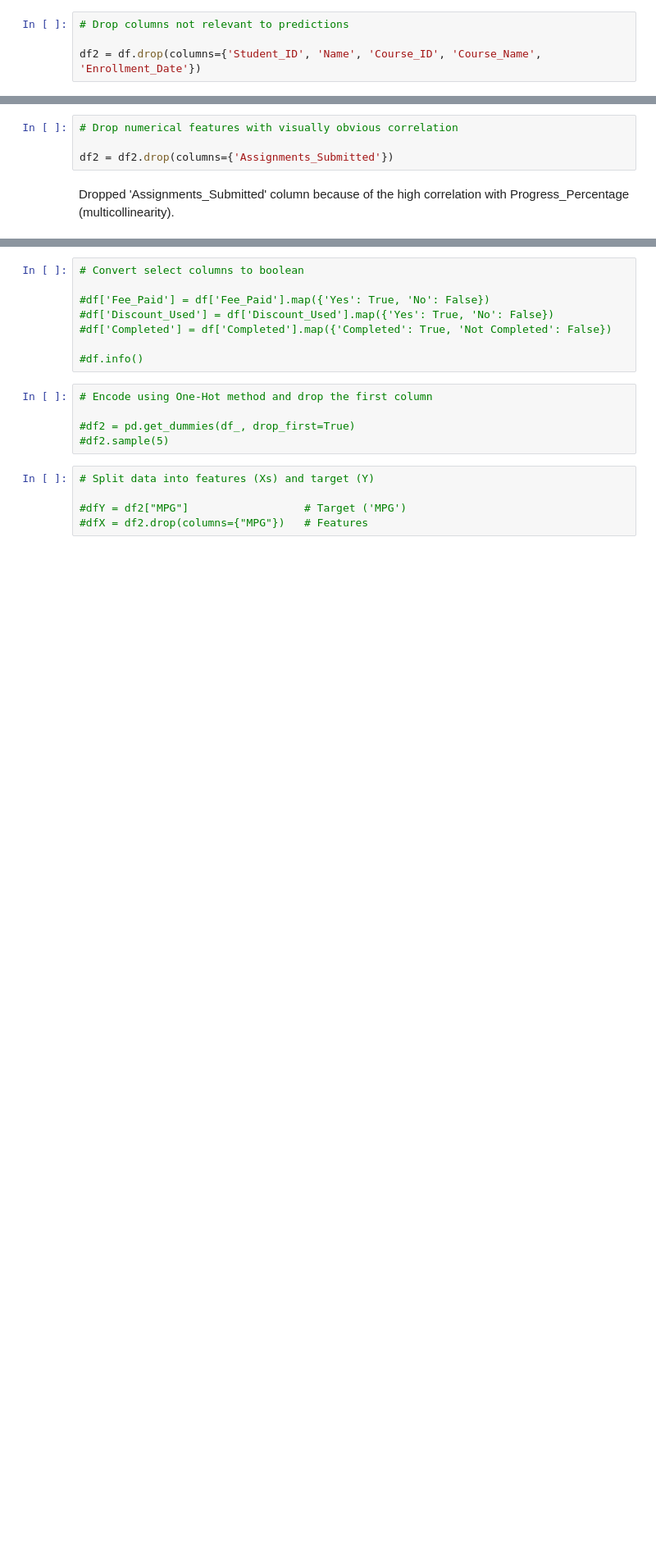
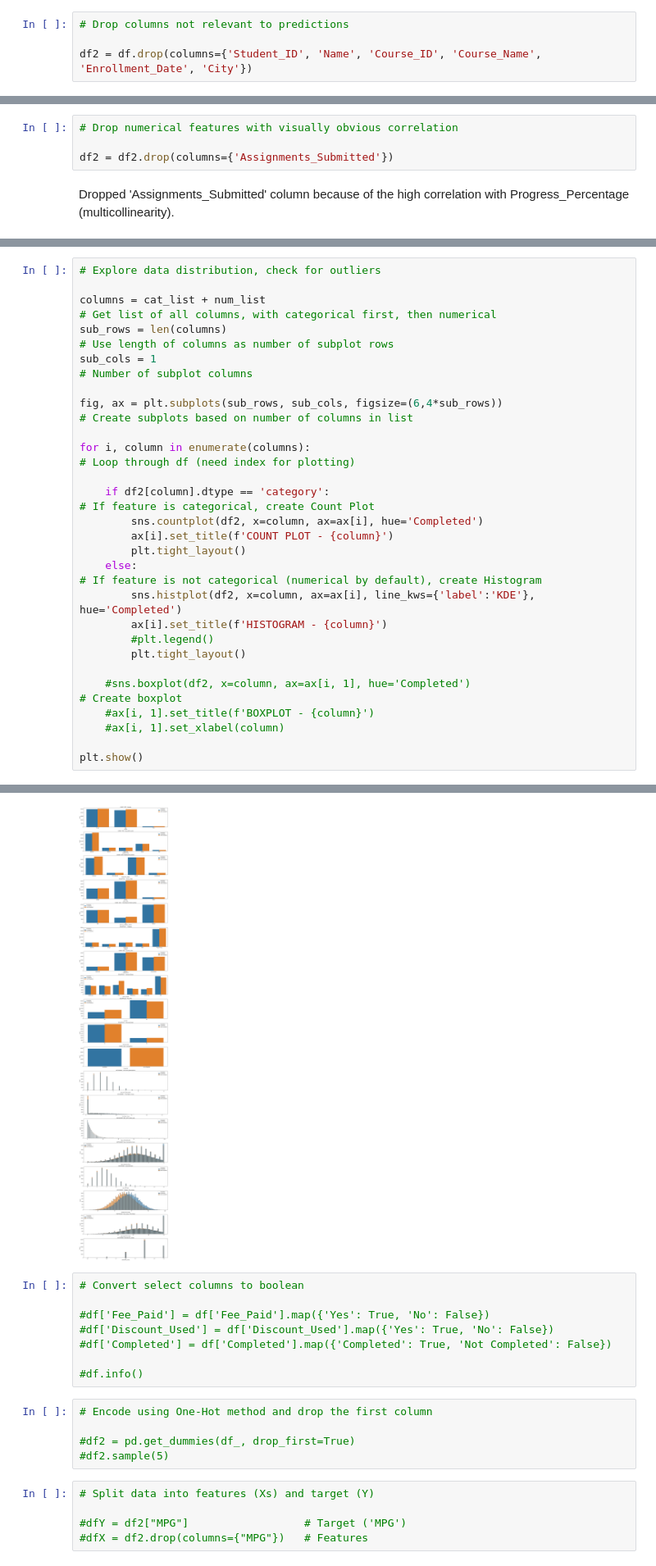
Before and after one commit to AkeemSemperDataScience/data3450-project-v1251-group_1, a Jupyter notebook: START_Project.ipynb, the cells around one changed output, grey strips where cells are left out. Shown: that part at 82% size. Drawn from its saved outputs; the diff is of its cells as text; blank space fills up the shorter version.

Commit message:
Count & Hist Plots

```diff
--- a/START_Project.ipynb
+++ b/START_Project.ipynb
@@ -187,7 +187,7 @@ Name: count, dtype: int64
 # %%
 # Drop columns not relevant to predictions
 
-df2 = df.drop(columns={'Student_ID', 'Name', 'Course_ID', 'Course_Name', 'Enrollment_Date'})
+df2 = df.drop(columns={'Student_ID', 'Name', 'Course_ID', 'Course_Name', 'Enrollment_Date', 'City'})
 # %% [markdown]
 Dropped these columns because we believe they won't improve the predictive model and could potentially cause distrubances
 # %%
@@ -258,0 +273,27 @@ memory usage: 7.3 MB
+# %%
+# Explore data distribution, check for outliers
+
+columns = cat_list + num_list                                                                   # Get list of all columns, with categorical first, then numerical
+sub_rows = len(columns)                                                                         # Use length of columns as number of subplot rows
+sub_cols = 1                                                                                    # Number of subplot columns
+
+fig, ax = plt.subplots(sub_rows, sub_cols, figsize=(6,4*sub_rows))                             # Create subplots based on number of columns in list
+
+for i, column in enumerate(columns):                                                            # Loop through df (need index for plotting)
+
+    if df2[column].dtype == 'category':                                                         # If feature is categorical, create Count Plot
+        sns.countplot(df2, x=column, ax=ax[i], hue='Completed')
+        ax[i].set_title(f'COUNT PLOT - {column}')
+        plt.tight_layout()
+    else:                                                                                       # If feature is not categorical (numerical by default), create Histogram
+        sns.histplot(df2, x=column, ax=ax[i], line_kws={'label':'KDE'}, hue='Completed')
+        ax[i].set_title(f'HISTOGRAM - {column}')
+        #plt.legend()
+        plt.tight_layout()
+
+    #sns.boxplot(df2, x=column, ax=ax[i, 1], hue='Completed')                                    # Create boxplot
+    #ax[i, 1].set_title(f'BOXPLOT - {column}')
+    #ax[i, 1].set_xlabel(column)
+
+plt.show()
+# %% [output]
@@ -259,3 +308,4 @@ memory usage: 7.3 MB
+[figure, added]
 # %%
 # Convert select columns to boolean
 
```
Also changed, not shown: parts of 7 cells of this notebook.
